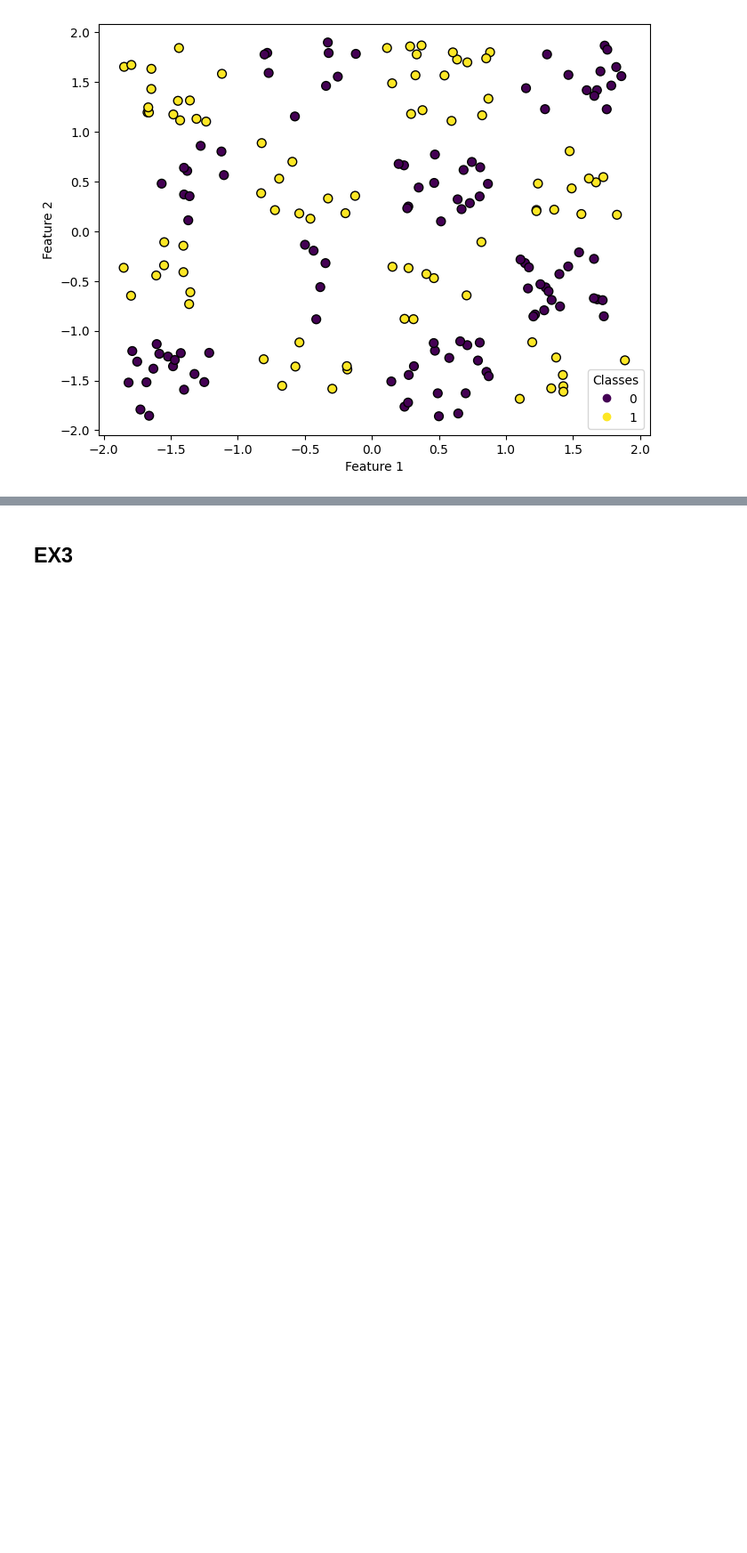
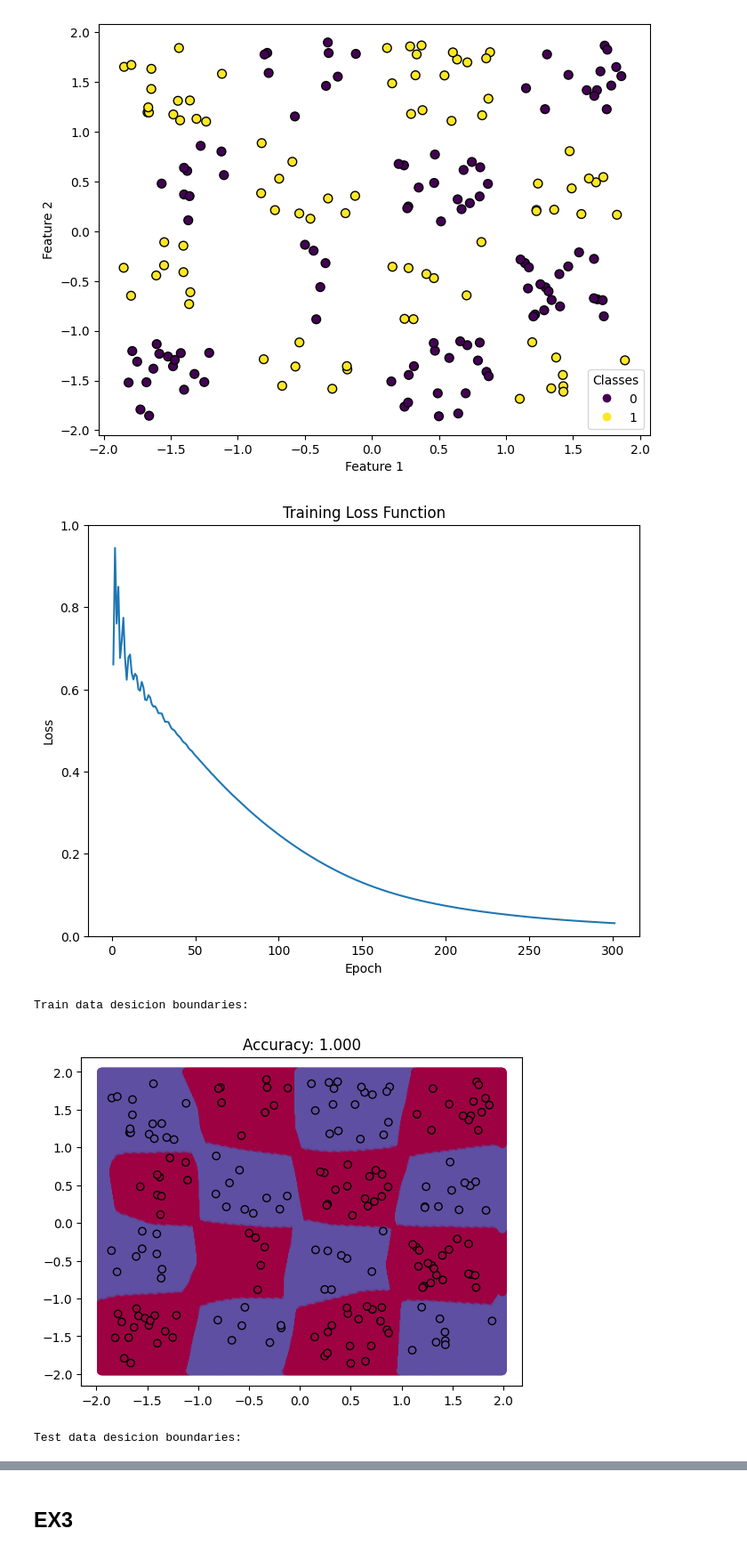
Before and after one commit to JonathanZmora/IntroToDeepLearning, a Jupyter notebook: DL_HW1_I.ipynb, the cells around one changed output, grey strips where cells are left out. Shown at 89% size. Drawn from its saved outputs; the diff is of its cells as text; code cells hidden in the pictures; blank space fills up the shorter version.

```diff
--- a/DL_HW1_I.ipynb
+++ b/DL_HW1_I.ipynb
@@ -233,9 +233,9 @@ def plot_decision_boundary(model, X, y):
   with torch.no_grad():
     y_pred = torch.argmax(model(X).detach().cpu(), axis=1)
     decision_boundaries = torch.argmax(model(grid).detach().cpu(), axis=1)
-  accuracy = torch.mean((y_pred == y).float())
+  accuracy = torch.mean((y_pred == y.cpu()).float())
   plt.scatter(xx, yy, c=decision_boundaries, cmap=plt.cm.Spectral)
-  plt.scatter(X[:, 0], X[:, 1], c=y_pred, cmap=plt.cm.Spectral, edgecolor='black')
+  plt.scatter(X[:, 0].cpu(), X[:, 1].cpu(), c=y_pred, cmap=plt.cm.Spectral, edgecolor='black')
   plt.title(f"Accuracy: {accuracy.item():.3f}")
   plt.show()
 # %% [markdown]
@@ -299,0 +298,32 @@ plot_data(X_train, y_train)
+# %%
+device = torch.device("cuda" if torch.cuda.is_available() else "cpu")
+
+X_train, y_train = preprocess_data(X_train, y_train)
+X_test, y_test = preprocess_data(X_test, y_test)
+
+input_size = 2
+hidden_size = 1024
+output_size = 2
+
+mlp_model = nn.Sequential(
+    nn.Linear(input_size, hidden_size),
+    nn.ReLU(),
+    nn.Linear(hidden_size, output_size),
+).to(device)
+
+lr = 0.005
+num_epochs = 300
+criterion = nn.CrossEntropyLoss()
+optimizer = torch.optim.Adam(mlp_model.parameters(), lr=lr)
+
+mlp_model, train_losses = train(mlp_model, X_train, y_train, num_epochs, optimizer, criterion)
+plot_loss(train_losses)
+print("\nTrain data desicion boundaries:\n")
+plot_decision_boundary(mlp_model, X_train, y_train)
+print("\nTest data desicion boundaries:\n")
+plot_decision_boundary(mlp_model, X_test, y_test)
+# %% [output]
+[figure, added]
+Train data desicion boundaries:
+[figure, added]
+Test data desicion boundaries:
```
Also changed, not shown: parts of 10 cells of this notebook.
